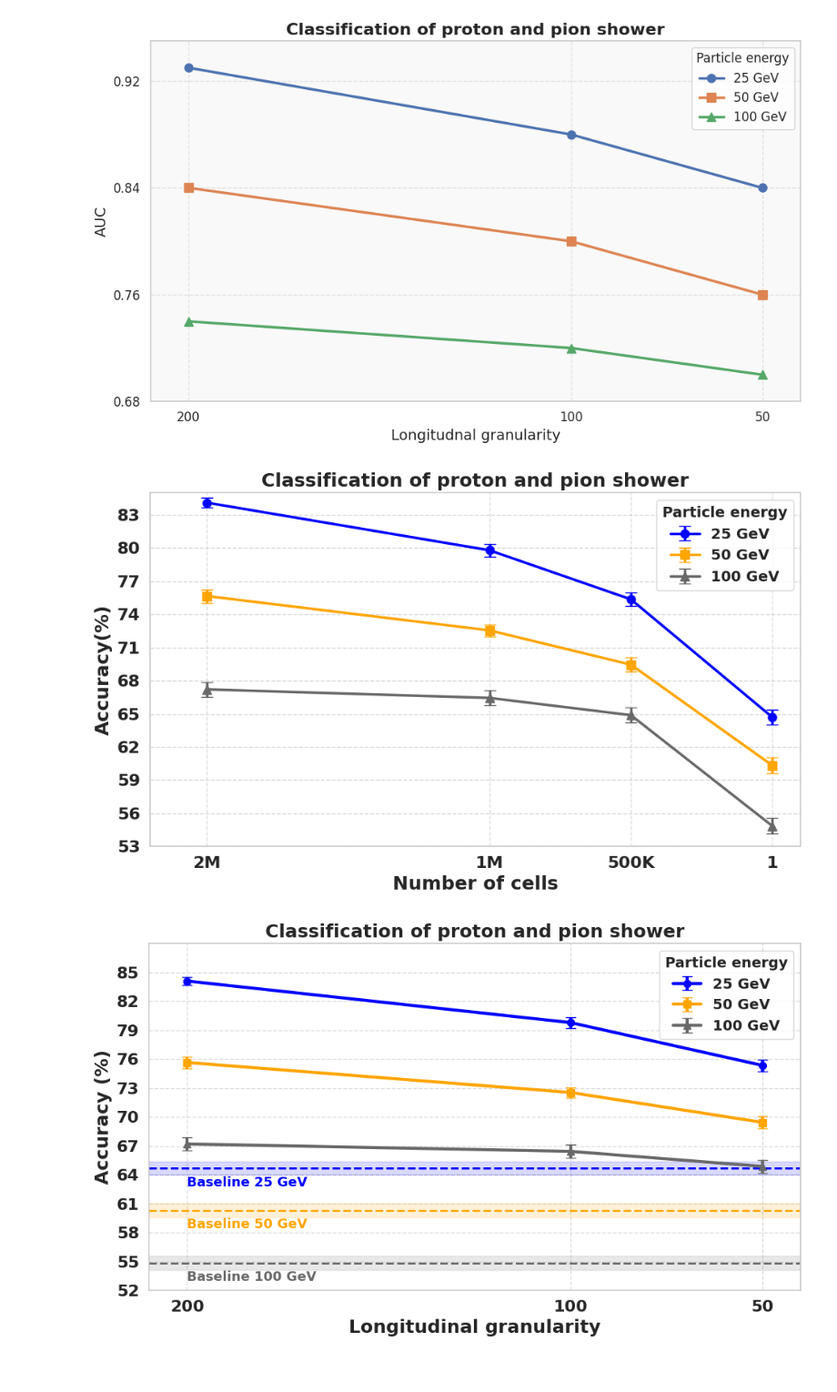
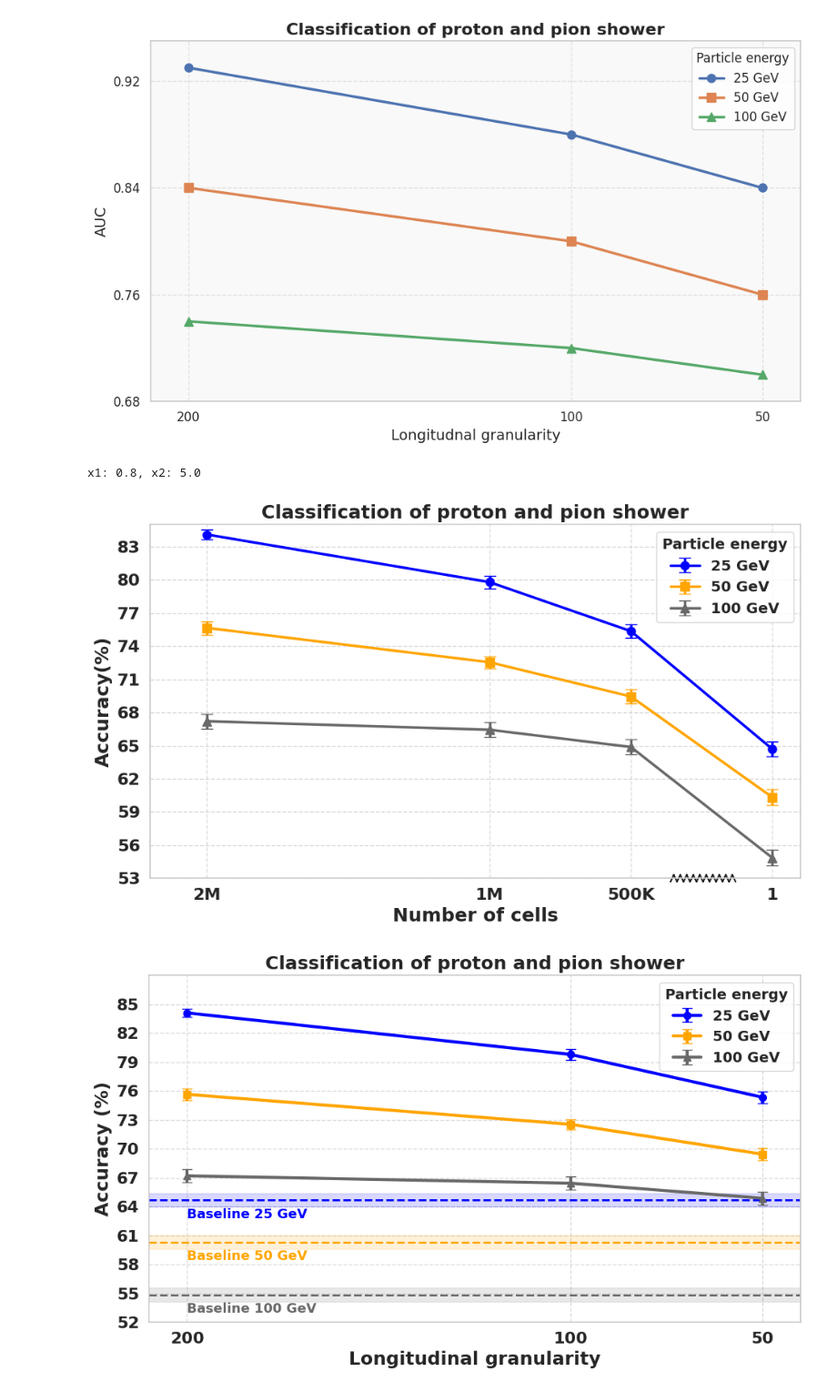
Before and after one commit to abhich2507/ML_PointCloud, a Jupyter notebook: Utils/plot_log.ipynb, the cells around one changed output. Shown: that part at 91% size. Saved outputs shown, nothing was run; the diff lists cells and outputs as text; code cells hidden in the pictures.

Commit message:
new file:   Plots/accuracy_vs_granularity_cells_number_wiggle.pdf 	modified:   Utils/plot_log.ipynb

```diff
--- a/Utils/plot_log.ipynb
+++ b/Utils/plot_log.ipynb
@@ -142,6 +142,7 @@ import matplotlib.pyplot as plt
 import seaborn as sns
 import numpy as np
 from matplotlib.font_manager import FontProperties
+import matplotlib.patches as patches
 
 bold_font = FontProperties(weight='bold', size=14)
 
@@ -164,35 +165,59 @@ uncert_3 = [0.67, 0.67, 0.68,.71]
 
 plt.figure(figsize=(10, 6))
 
 # Plot each category with error bars
 plt.errorbar(x,E_25, yerr=uncert_1, marker='o', label='25 GeV', linewidth=2.5, markersize=8, capsize=6,color='blue')
 # plt.axhline(y=64.59, color='lightblue', linestyle='--', linewidth=2)
 plt.errorbar(x, E_50, yerr=uncert_2, marker='s', label='50 GeV', linewidth=2.5, markersize=8, capsize=6,color='orange')
 plt.errorbar(x, E_100, yerr=uncert_3, marker='^', label='100 GeV', linewidth=2.5, markersize=8, capsize=6, color='dimgray')
 
 plt.ylim(57, 85)
 plt.xlim(1, 200)
 
 plt.xlabel('Number of cells', fontsize=18,weight='bold')
 plt.ylabel('Accuracy(%)', fontsize=18,weight='bold')
 plt.title('Classification of proton and pion shower', fontsize=18, weight='bold')
 
 plt.xticks(x, x_labels,fontsize=16,weight='bold')
 plt.yticks(np.arange(53, 86, 3), fontsize=16,weight='bold')
 plt.grid(True, linestyle='--', alpha=0.7)
 # plt.legend(title="Particle energy", fontsize=14)
 plt.legend(title="Particle energy",
            prop={'weight': 'bold', 'size': 14},
            title_fontproperties=bold_font)
 
 # plt.gca().set_facecolor("#f9f9f9")
 plt.tight_layout()
 plt.gca().invert_xaxis()
 plt.xlim(2.2e6, -1e5)  # for reversed X-axis
-plt.savefig('../Plots/accuracy_vs_granularity_cells_number.pdf', dpi=300, bbox_inches='tight')
+
+ax = plt.gca()
+
+# Add zigzag kink (break) between 5e5 and 1 on the x-axis
+# The kink is drawn in axis coordinates, so we need to estimate the positions
+# Find the normalized positions for 5e5 and 1 in axis coordinates
+def get_axis_coord(val, ax):
+    xlim = ax.get_xlim()
+    return (val - xlim[0]) / (xlim[1] - xlim[0])
+
+# Approximate positions for 5e5 and 1
+# x1 = get_axis_coord(5e5, ax)
+# x2 = get_axis_coord(1, ax)
+# x1=.7391304347826086
+x1=0.8
+x2=5.00
+print(f"x1: {x1}, x2: {x2}")
+y = -0.01  # just below the axis
+
+# Draw zigzag (kink)
+for i in range(10):
+    ax.plot([x1 + i*0.01, x1 + (i+0.5)*0.01], [y, y+0.02], transform=ax.transAxes, color='k', clip_on=False)
+    ax.plot([x1 + (i+0.5)*0.01, x1 + (i+1)*0.01], [y+0.02, y], transform=ax.transAxes, color='k', clip_on=False)
+plt.savefig('../Plots/accuracy_vs_granularity_cells_number_wiggle.pdf', dpi=300, bbox_inches='tight')
 plt.show()
 # %% [output]
+x1: 0.8, x2: 5.0
-[figure, old version]
+[figure, new version]
 # %%
 import matplotlib.pyplot as plt
 import seaborn as sns
```
Also changed, not shown: 1 other file.
